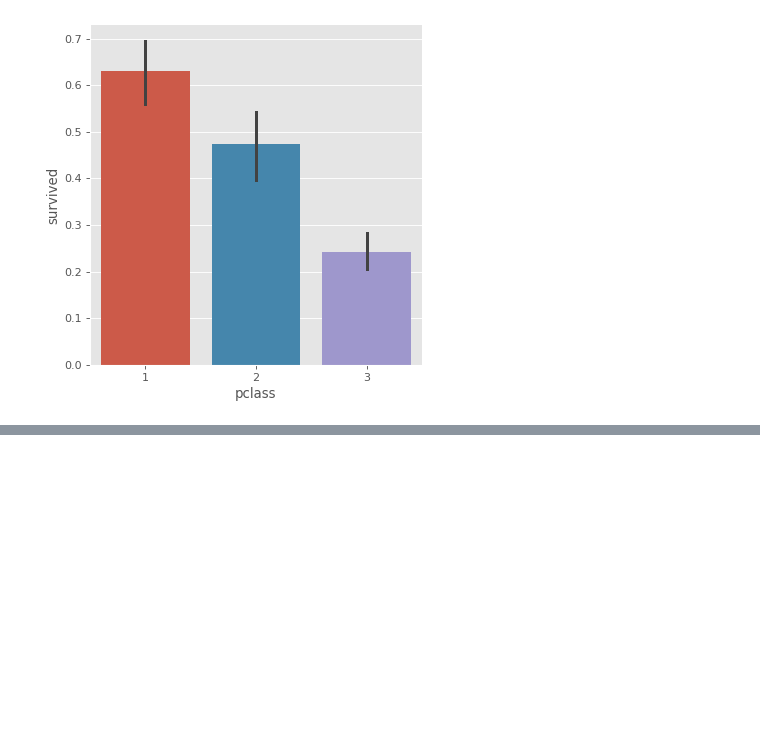
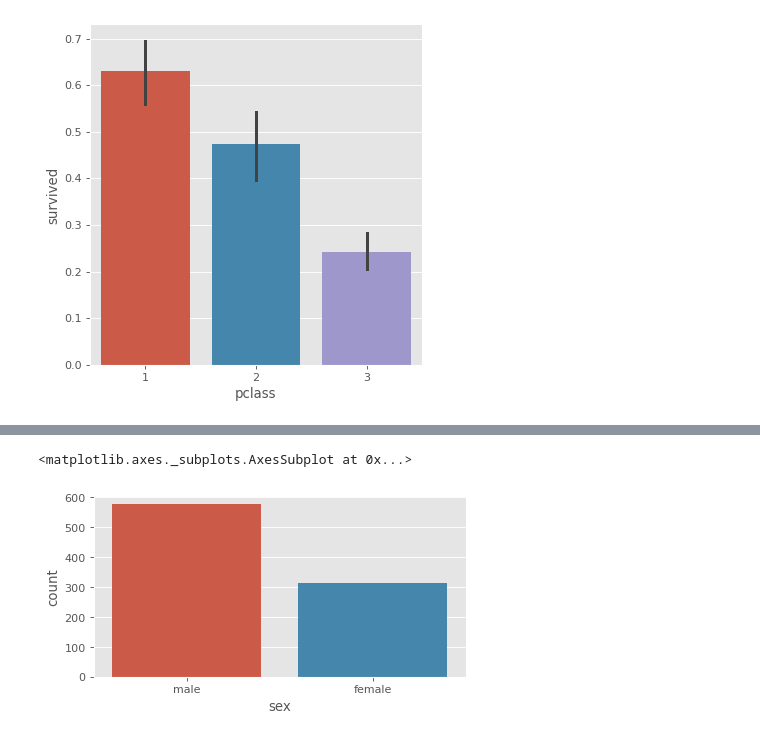
Before and after one commit to fadilparves/EDA, a Jupyter notebook: eda_titanic/titanic_eda.ipynb, the cells around one changed output, grey strips where cells are left out. Cells and saved outputs as stored; diff of their text form; code cells hidden in the pictures; blank space fills up the shorter version.

```diff
--- a/eda_titanic/titanic_eda.ipynb
+++ b/eda_titanic/titanic_eda.ipynb
@@ -132,0 +156,5 @@ sns.
+# %%
+sns.countplot('sex',data=titanic)
+# %% [output]
+<matplotlib.axes._subplots.AxesSubplot at 0x...>
+[figure, added]
```
Also changed, not shown: parts of 6 cells of this notebook.
